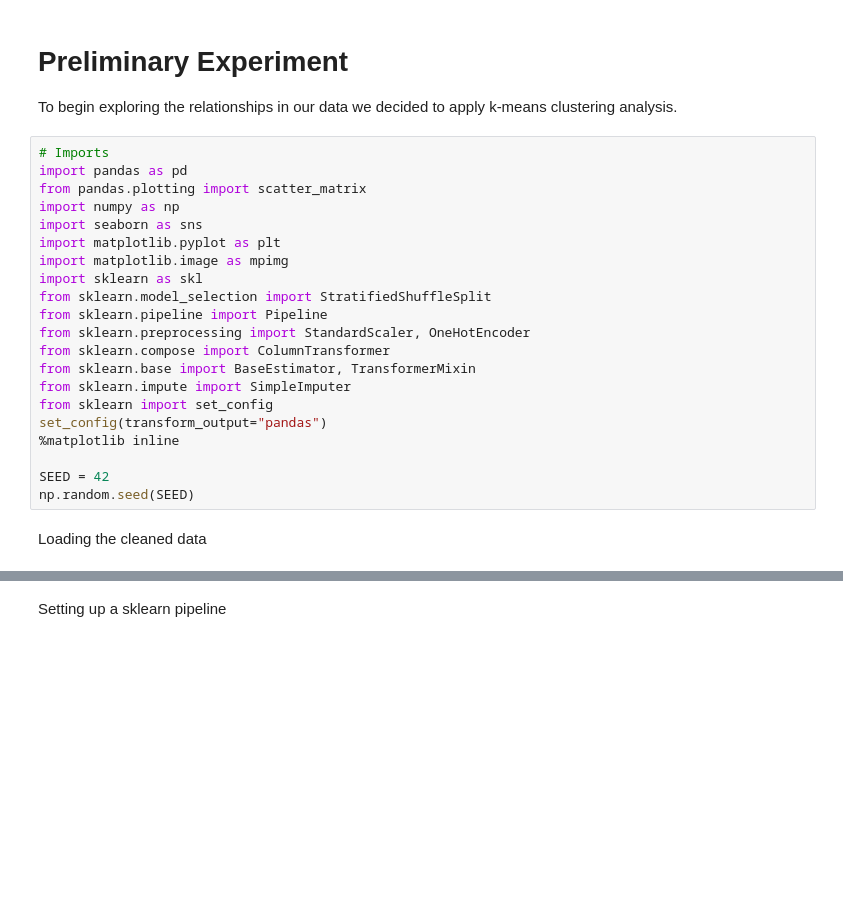
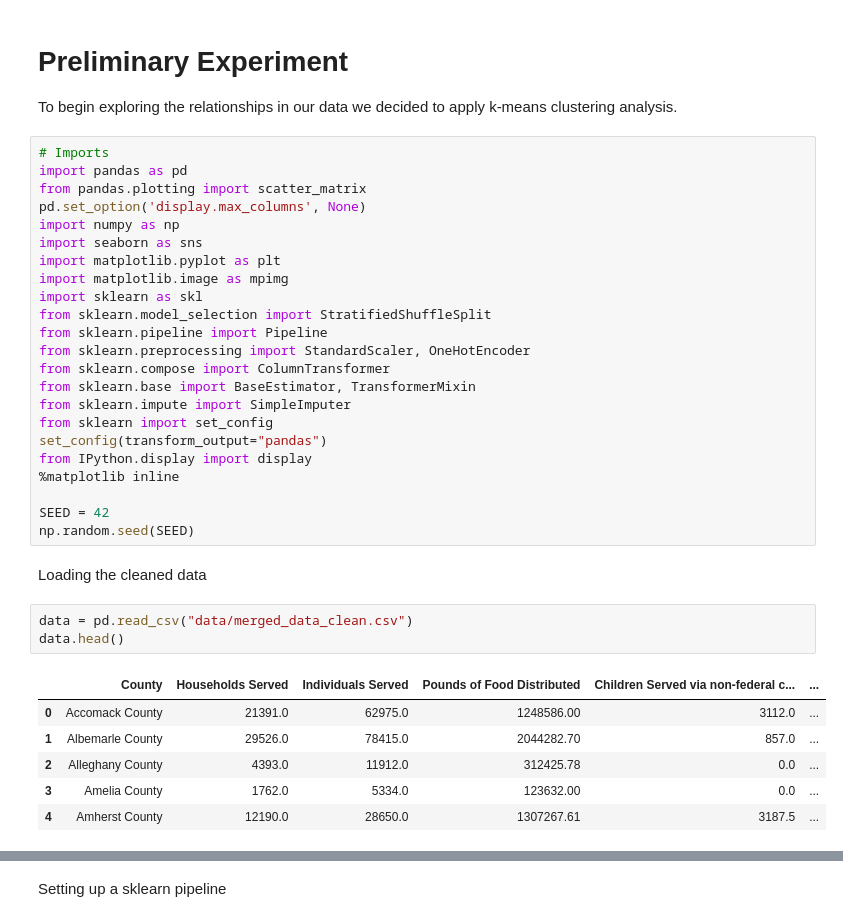
Before and after one commit to ericwhamilton1/gradient-descent-into-madness, a Jupyter notebook: preliminary_exp.ipynb, the cells around one changed output, grey strips where cells are left out. Cells and saved outputs as stored; diff of their text form; blank space fills up the shorter version.

```diff
--- a/preliminary_exp.ipynb
+++ b/preliminary_exp.ipynb
@@ -5,6 +5,7 @@ To begin exploring the relationships in our data we decided to apply k-means clu
 # Imports
 import pandas as pd
 from pandas.plotting import scatter_matrix
+pd.set_option('display.max_columns', None)
 import numpy as np
 import seaborn as sns
 import matplotlib.pyplot as plt
@@ -18,9 +19,20 @@ from sklearn.base import BaseEstimator, TransformerMixin
 from sklearn.impute import SimpleImputer
 from sklearn import set_config
 set_config(transform_output="pandas")
+from IPython.display import display
 %matplotlib inline
 
 SEED = 42
 np.random.seed(SEED)
 # %% [markdown]
 Loading the cleaned data
+# %%
+data = pd.read_csv("data/merged_data_clean.csv")
+data.head()
+# %% [output]
+|  | County | Households Served | Individuals Served | Pounds of Food Distributed | Children Served via non-federal c... | ... |
+| 0 | Accomack County | 21391.0 | 62975.0 | 1248586.00 | 3112.0 | ... |
+| 1 | Albemarle County | 29526.0 | 78415.0 | 2044282.70 | 857.0 | ... |
+| 2 | Alleghany County | 4393.0 | 11912.0 | 312425.78 | 0.0 | ... |
+| 3 | Amelia County | 1762.0 | 5334.0 | 123632.00 | 0.0 | ... |
+| 4 | Amherst County | 12190.0 | 28650.0 | 1307267.61 | 3187.5 | ... |
```
Also changed, not shown: parts of 1 cell of this notebook.
